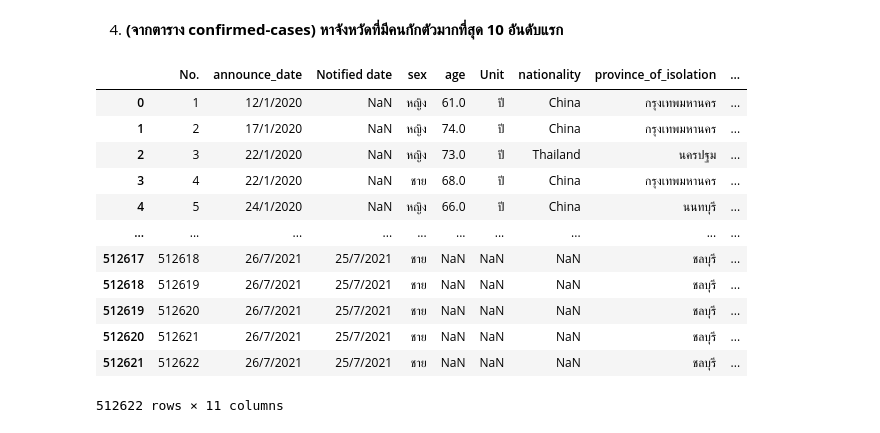
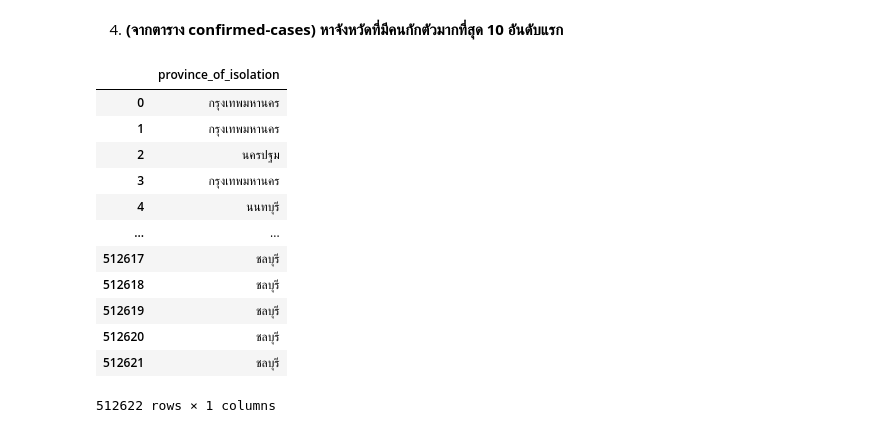
Before and after one commit to jittakorn-ch/DWDM21, a Jupyter notebook: Data_Preprocessing_(Chapter3).ipynb, the cells around one changed output. Drawn from its saved outputs; the diff is of its cells as text; code cells hidden in the pictures.

```diff
--- a/Data_Preprocessing_(Chapter3).ipynb
+++ b/Data_Preprocessing_(Chapter3).ipynb
@@ -1607,16 +1628,17 @@ data_case_ris
-# %%
-data_cases
-# %% [output]
-|  | No. | announce_date | Notified date | sex | age | Unit | nationality | province_of_isolation | ... |
-| 0 | 1 | 12/1/2020 | NaN | หญิง | 61.0 | ปี | China | กรุงเทพมหานคร | ... |
-| 1 | 2 | 17/1/2020 | NaN | หญิง | 74.0 | ปี | China | กรุงเทพมหานคร | ... |
-| 2 | 3 | 22/1/2020 | NaN | หญิง | 73.0 | ปี | Thailand | นครปฐม | ... |
-| 3 | 4 | 22/1/2020 | NaN | ชาย | 68.0 | ปี | China | กรุงเทพมหานคร | ... |
-| 4 | 5 | 24/1/2020 | NaN | หญิง | 66.0 | ปี | China | นนทบุรี | ... |
-| ... | ... | ... | ... | ... | ... | ... | ... | ... | ... |
-| 512617 | 512618 | 26/7/2021 | 25/7/2021 | ชาย | NaN | NaN | NaN | ชลบุรี | ... |
-| 512618 | 512619 | 26/7/2021 | 25/7/2021 | ชาย | NaN | NaN | NaN | ชลบุรี | ... |
-| 512619 | 512620 | 26/7/2021 | 25/7/2021 | ชาย | NaN | NaN | NaN | ชลบุรี | ... |
-| 512620 | 512621 | 26/7/2021 | 25/7/2021 | ชาย | NaN | NaN | NaN | ชลบุรี | ... |
-| 512621 | 512622 | 26/7/2021 | 25/7/2021 | ชาย | NaN | NaN | NaN | ชลบุรี | ... |
-512622 rows × 11 columns
+# %%
+data_cases_iso = data_cases[['province_of_isolation']]
+data_case_iso
+# %% [output]
+|  | province_of_isolation |
+| 0 | กรุงเทพมหานคร |
+| 1 | กรุงเทพมหานคร |
+| 2 | นครปฐม |
+| 3 | กรุงเทพมหานคร |
+| 4 | นนทบุรี |
+| ... | ... |
+| 512617 | ชลบุรี |
+| 512618 | ชลบุรี |
+| 512619 | ชลบุรี |
+| 512620 | ชลบุรี |
+| 512621 | ชลบุรี |
+512622 rows × 1 columns
```
Also changed, not shown: parts of 10 cells of this notebook.
